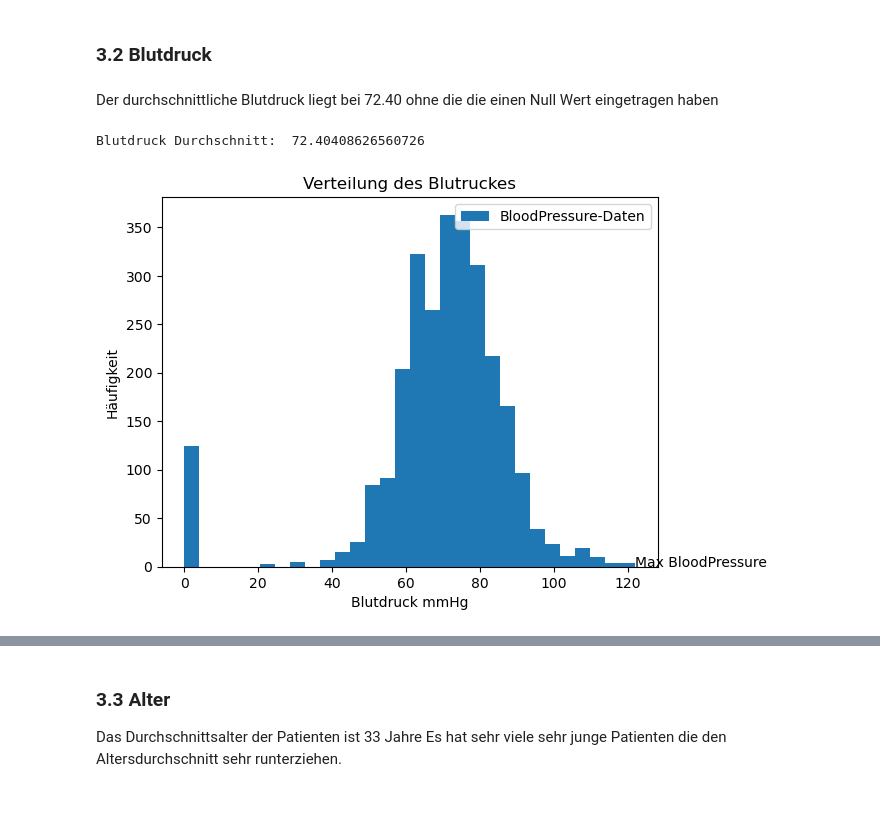
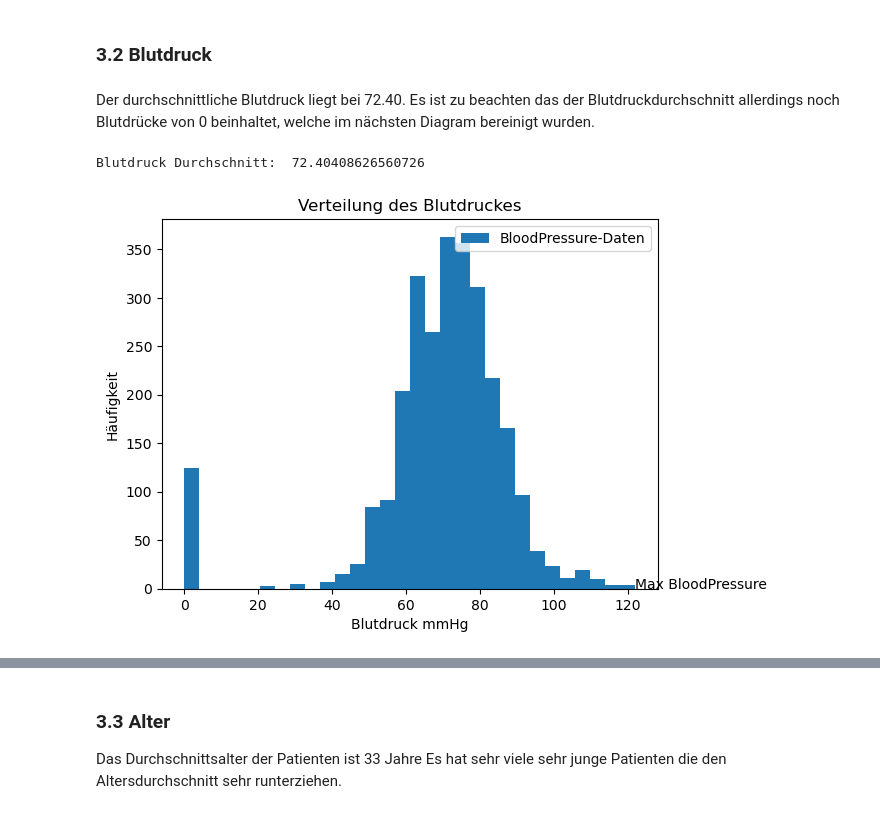
Before and after one commit to febenfasil/BMLD_LNW2, a Jupyter notebook: diabetes.ipynb, the cells around one changed output, grey strips where cells are left out. Cells and saved outputs as stored; diff of their text form; code cells hidden in the pictures.

```diff
--- a/diabetes.ipynb
+++ b/diabetes.ipynb
@@ -120,6 +121,6 @@ BMI Durchschnitt:  32.59666544521803
 # %% [markdown]
 ### 3.2 Blutdruck
-# %% [markdown]
-Der durchschnittliche Blutdruck liegt bei 72.40 ohne die die einen Null Wert eingetragen haben
+# %% [markdown]
+Der durchschnittliche Blutdruck liegt bei 72.40. Es ist zu beachten das der Blutdruckdurchschnitt allerdings noch Blutdrücke von 0 beinhaltet, welche im nächsten Diagram bereinigt wurden.
 # %%
 df[df["BloodPressure"] != 0]["BloodPressure"].mean()
@@ -130,12 +130,12 @@ Blutdruck Durchschnitt:  72.40408626560726
 # %%
 df["BloodPressure"].plot(kind='hist', bins=30)
 
-plt.title('Verteilung des Blutruckes')
+plt.title('Verteilung des Blutdruckes')
 plt.xlabel('Blutdruck mmHg')
 plt.ylabel('Häufigkeit')
 plt.legend(['BloodPressure-Daten'], loc='upper right')
 plt.annotate('Max BloodPressure', xy=(df["BloodPressure"].max(), 0))
 
 plt.show()
 # %% [output]
-[figure, old version]
+[figure, new version]
```
Also changed, not shown: parts of 13 cells of this notebook.
